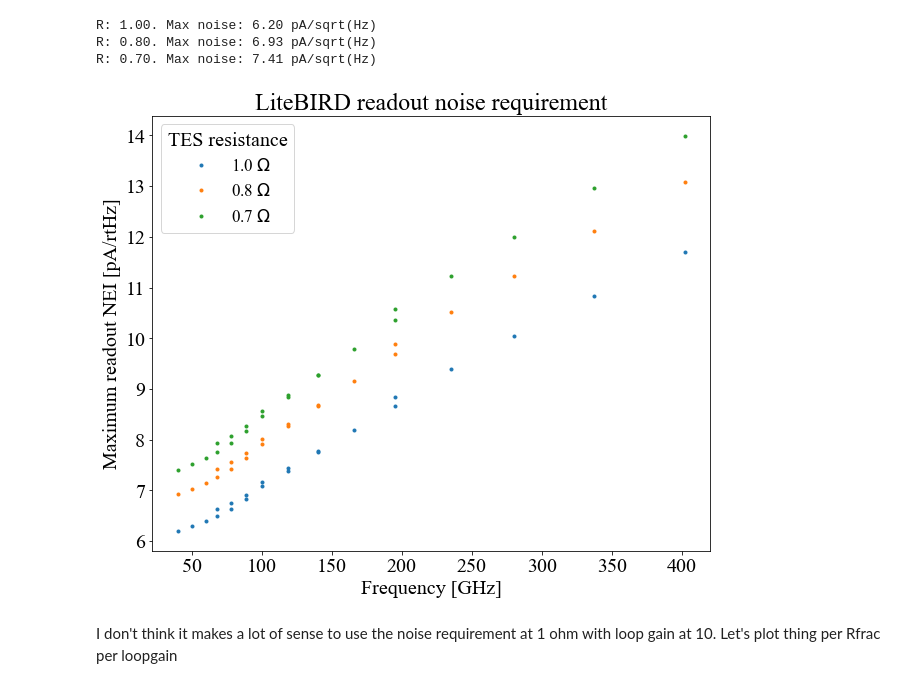
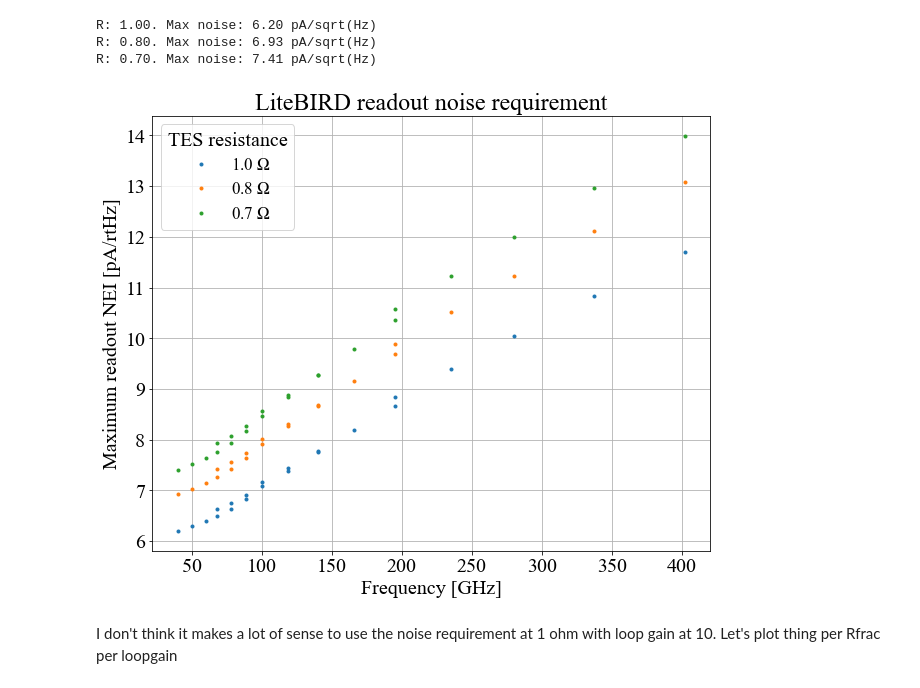
Before and after one commit to nfarias95/ReadoutDesigner, a Jupyter notebook: noise_simulations/noise_sims_from_Tucker/litebird_noise.ipynb, the cells around one changed output. Cells and saved outputs as stored; diff of their text form; code cells hidden in the pictures.

```diff
--- a/noise_simulations/noise_sims_from_Tucker/litebird_noise.ipynb
+++ b/noise_simulations/noise_sims_from_Tucker/litebird_noise.ipynb
@@ -43,8 +43,8 @@ R_tes = 0.7
 loop_gain = 10
 P_bias = psat-popt
 V_bias = np.sqrt(R_tes*P_bias)
-S_I = np.sqrt(2) / V_bias * (loop_gain/(loop_gain+1))
-NEP_nicole = 8.2e-12 /S_I
+s_I = np.sqrt(2) / V_bias * (loop_gain/(loop_gain+1))
+NEP_nicole = 8.2e-12 /s_I
 
 plt.figure(1, figsize=(8, 6))
 plt.scatter(v/1e9, nep_read_req*1e18, label="10 %  increase of total")
@@ -93,15 +93,15 @@ R: 0.70. Max noise: 7.41 pA/sqrt(Hz)
 # %%
 plt.figure(1, figsize=figsize)
 plt.plot(v/1e9, nei_read_req[0]*1e12, '.', label=f'{rtes[0]} $\Omega$')
 plt.plot(v/1e9, nei_read_req[1]*1e12, '.', label=f'{rtes[1]} $\Omega$')
 plt.plot(v/1e9, nei_read_req[2]*1e12, '.', label=f'{rtes[2]} $\Omega$')
 plt.xlabel('Frequency [GHz]')
 plt.ylabel('Maximum readout NEI [pA/rtHz]')
 plt.title('LiteBIRD readout noise requirement')
 plt.legend(title='TES resistance')
-plt.show()
+plt.grid(True)
 # %% [output]
-[figure, old version]
+[figure, new version]
 # %% [markdown]
 I don't think it makes a lot of sense to use the noise requirement at 1 ohm with loop gain at 10. Let's plot thing per Rfrac per loopgain
 # %%
```
Also changed, not shown: parts of 5 cells of this notebook, 16 other files.
